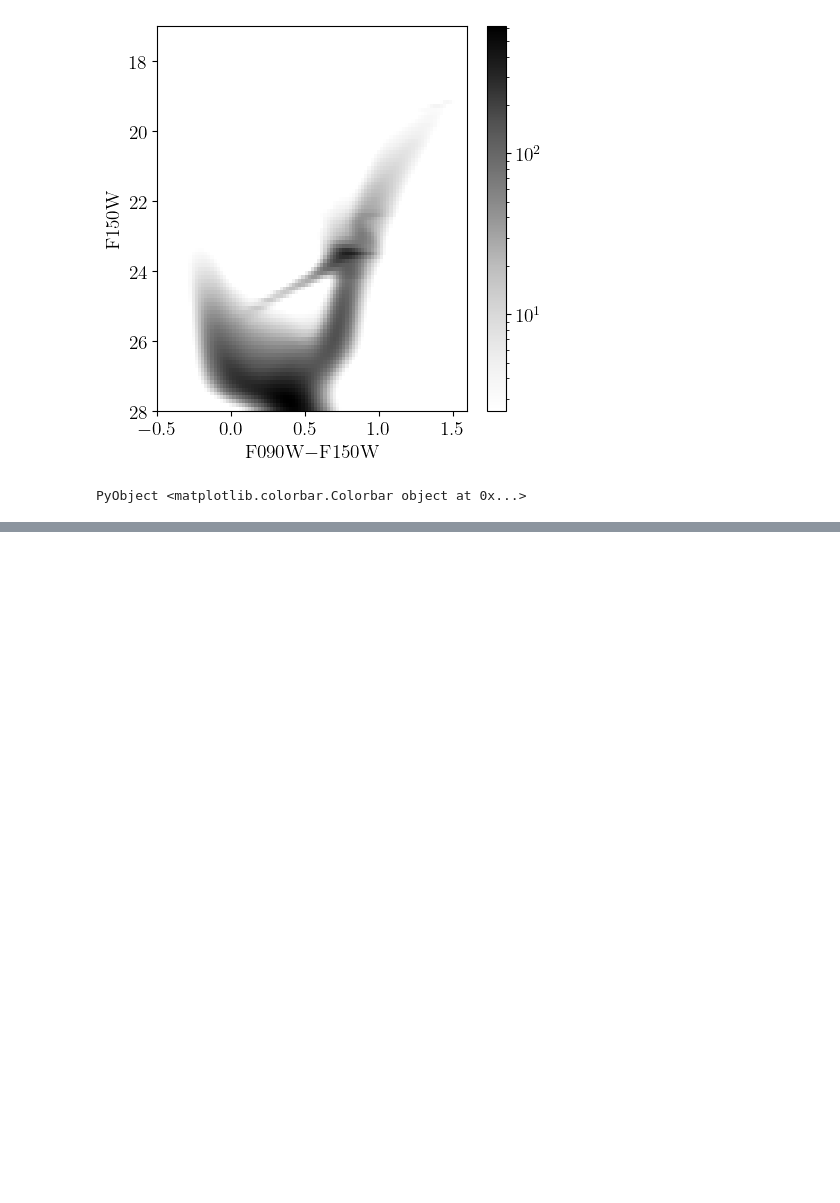
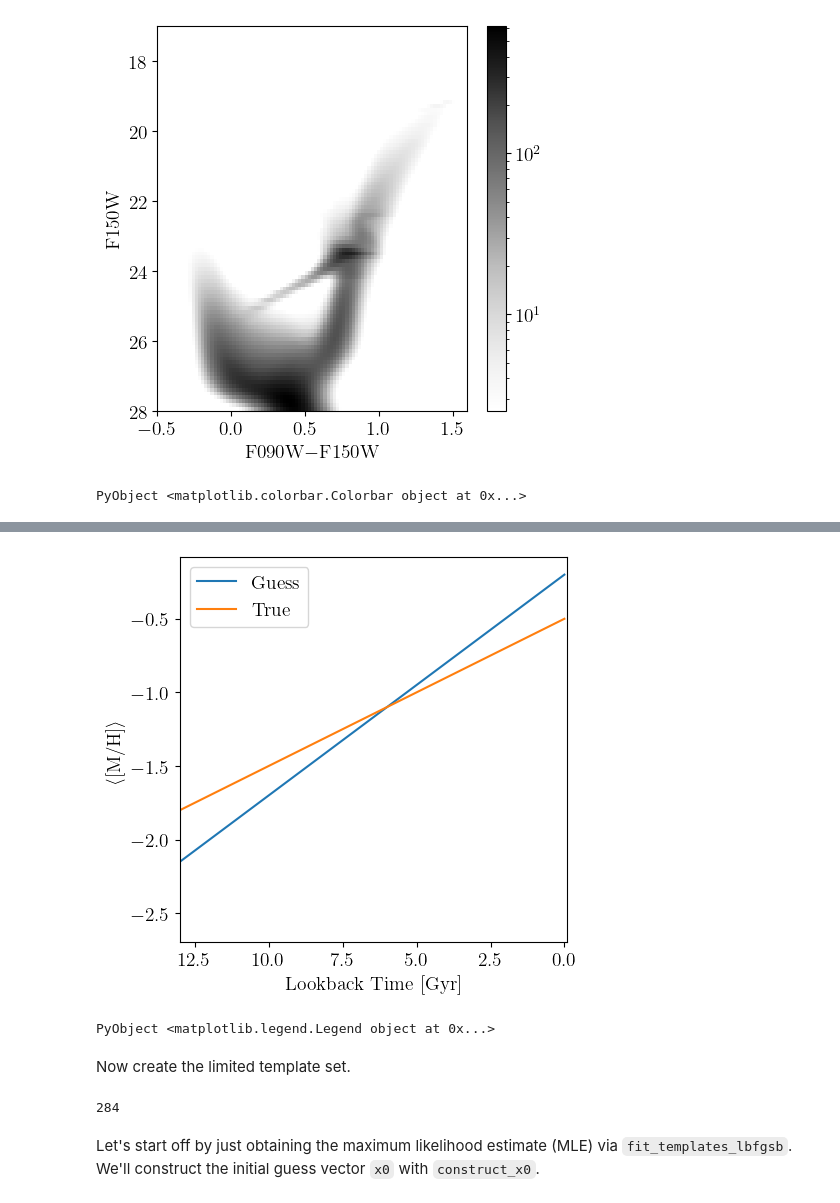
Before and after one commit to cgarling/StarFormationHistories.jl, a Jupyter notebook: examples/fitting1.ipynb, the cells around one changed output, grey strips where cells are left out. Cells and saved outputs as stored; diff of their text form; code cells hidden in the pictures; blank space fills up the shorter version.

```diff
--- a/examples/fitting1.ipynb
+++ b/examples/fitting1.ipynb
@@ -411,0 +555,17 @@ PyObject <matplotlib.colorbar.Colorbar object at 0x...>
+# %%
+new_α, new_β, new_σ = -0.15, -0.2, 0.2
+met_func(logAge) = exp10(logAge) * new_α / 1e9 + new_β
+met_func_true(logAge) = exp10(logAge) * α / 1e9 + β
+laxplot = 6.6:0.01:10.2
+fig,ax1=plt.subplots()
+ax1.plot(exp10.(laxplot)./1e9, met_func.(laxplot),label="Guess")
+ax1.plot(exp10.(laxplot)./1e9, met_func_true.(laxplot),label="True")
+ax1.set_xlim([13.0,-0.1])
+ax1.set_xlabel("Lookback Time [Gyr]")
+ax1.set_ylabel(L"$\langle$[M/H]$\rangle$")
+ax1.legend(loc="upper left")
+# %% [output]
+[figure, added]
+PyObject <matplotlib.legend.Legend object at 0x...>
+# %% [markdown]
+Now create the limited template set.
@@ -411,0 +591,7 @@ PyObject <matplotlib.colorbar.Colorbar object at 0x...>
+# %%
+# `templates` has 1846 entries, free_templates has ~10% of that.
+length(free_templates)
+# %% [output]
+284
+# %% [markdown]
+Let's start off by just obtaining the maximum likelihood estimate (MLE) via `fit_templates_lbfgsb`. We'll construct the initial guess vector `x0` with `construct_x0`.
```
Also changed, not shown: parts of 57 cells of this notebook, 1 other file.
